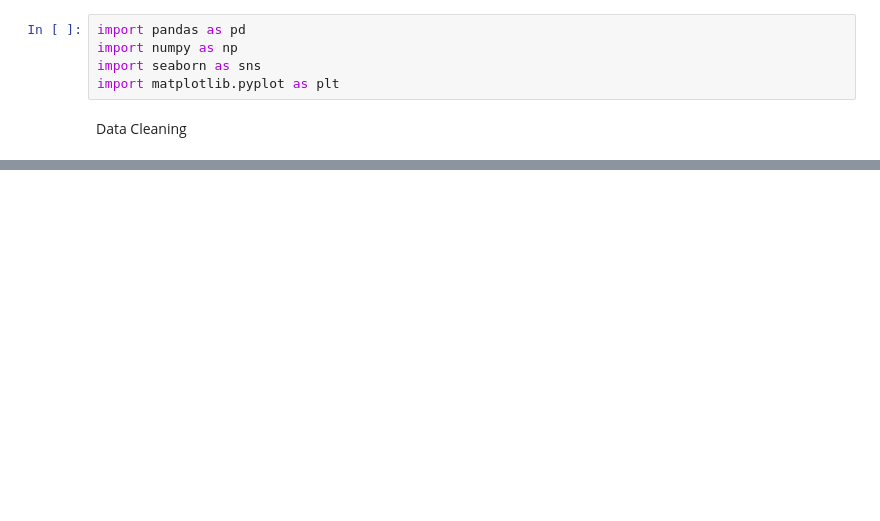
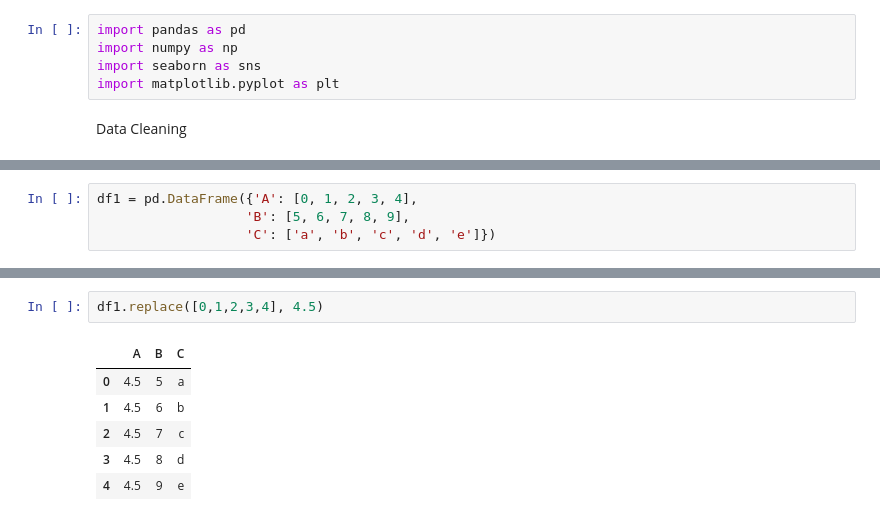
Before and after one commit to ravisole/datacleaningProject, a Jupyter notebook: dataCleaning01.ipynb, the cells around one changed output, grey strips where cells are left out. Saved outputs shown, nothing was run; the diff lists cells and outputs as text; blank space fills up the shorter version.

```diff
--- a/dataCleaning01.ipynb
+++ b/dataCleaning01.ipynb
@@ -9,0 +164,4 @@ Data Cleaning
+# %%
+df1 = pd.DataFrame({'A': [0, 1, 2, 3, 4],
+                   'B': [5, 6, 7, 8, 9],
+                   'C': ['a', 'b', 'c', 'd', 'e']})
@@ -9,0 +177,9 @@ Data Cleaning
+# %%
+df1.replace([0,1,2,3,4], 4.5)
+# %% [output]
+|  | A | B | C |
+| 0 | 4.5 | 5 | a |
+| 1 | 4.5 | 6 | b |
+| 2 | 4.5 | 7 | c |
+| 3 | 4.5 | 8 | d |
+| 4 | 4.5 | 9 | e |
```
Also changed, not shown: parts of 36 cells of this notebook.
